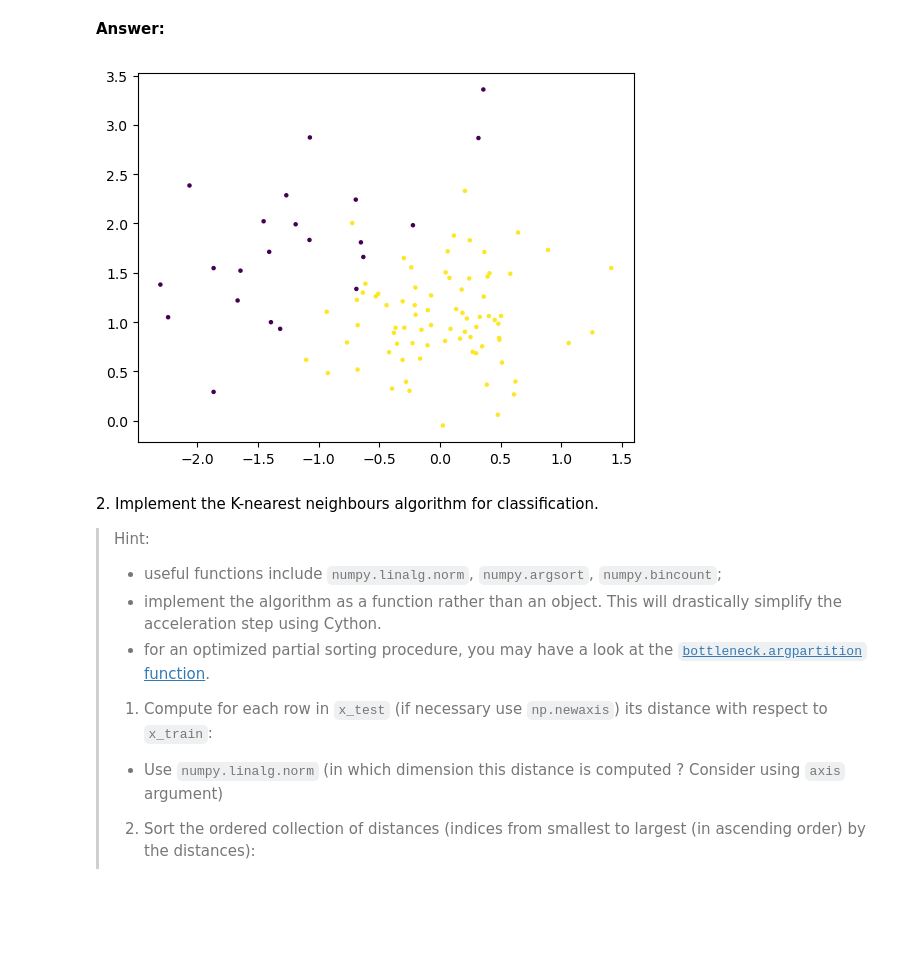
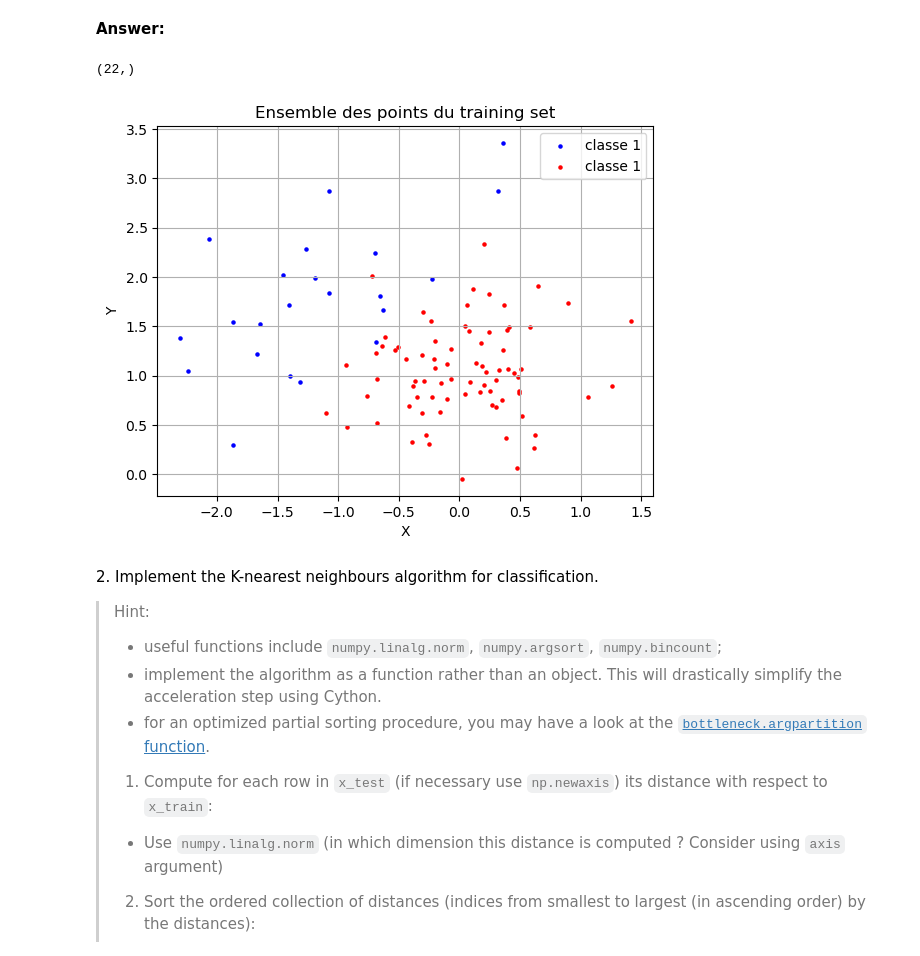
Before and after one commit to SerinaTraore/python_sdia, a Jupyter notebook: Labs/source/Lab4/lab4.ipynb, the cells around one changed output. Cells and saved outputs as stored; diff of their text form; code cells hidden in the pictures; blank space fills up the shorter version.

```diff
--- a/Labs/source/Lab4/lab4.ipynb
+++ b/Labs/source/Lab4/lab4.ipynb
@@ -76,11 +76,21 @@ N_train = train.shape[0]
 > Hint: useful functions include `matplotlib.pyplot.scatter` or `matplotlib.pyplot.plot`.
 # %% [markdown]
 **Answer:**
-# %%
-plt.scatter(x_train[:,0], x_train[:,1], c=class_train, s=5)
-plt.show()
-# %% [output]
-[figure, removed]
+# %%
+train[train[:,0] == 1][:,1].shape
+# %% [output]
+(22,)
+# %%
+plt.scatter(train[train[:, 0] == 1][:, 1], train[train[:, 0] == 1][:, 2], c='blue', s=5, label='classe 1')
+plt.scatter(train[train[:, 0] == 2][:, 1], train[train[:, 0] == 2][:, 2], c='red', s=5, label='classe 1')
+plt.xlabel('X')
+plt.ylabel('Y')
+plt.title('Ensemble des points du training set')
+plt.legend()
+plt.grid()
+plt.show()
+# %% [output]
+[figure, added]
 # %% [markdown]
 2\. Implement the K-nearest neighbours algorithm for classification.
 
```
Also changed, not shown: parts of 13 cells of this notebook.
